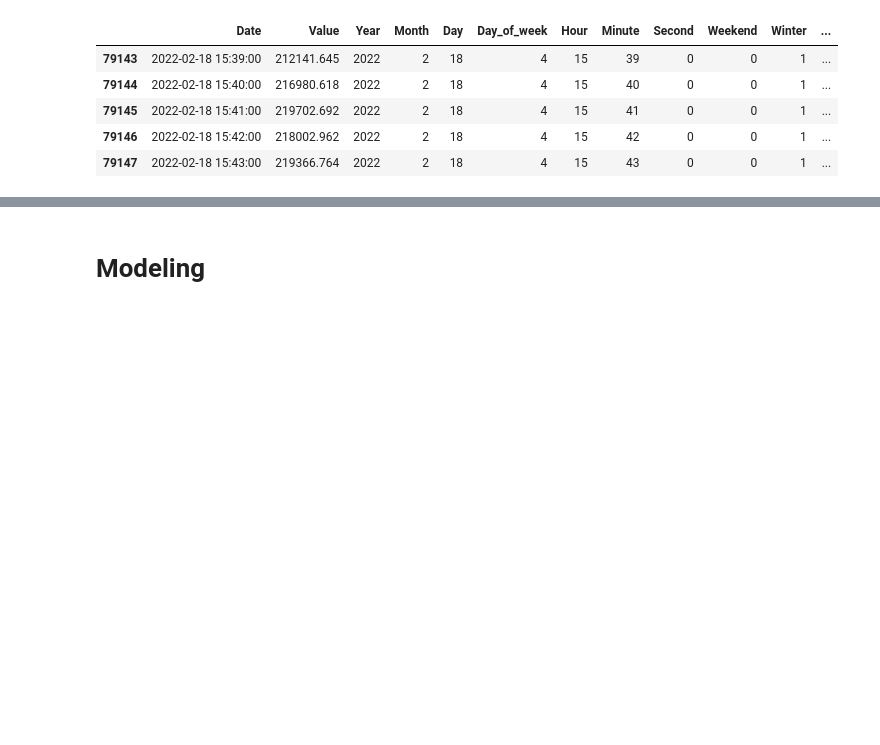
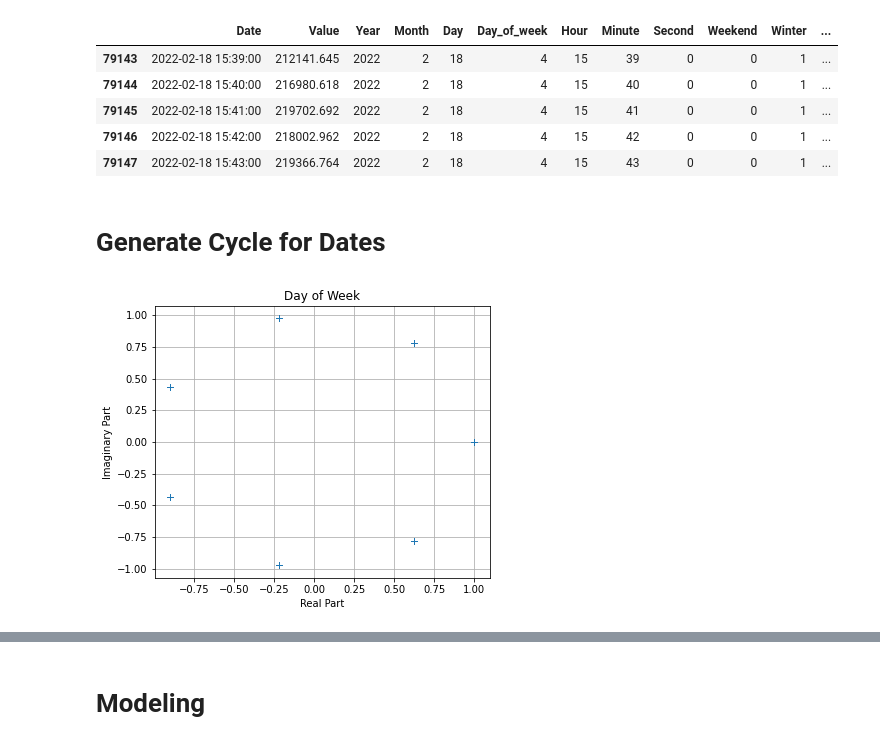
Before and after one commit to cojre/ml-project-2-stockdataholm, a Jupyter notebook: main.ipynb, the cells around one changed output, grey strips where cells are left out. Cells and saved outputs as stored; diff of their text form; code cells hidden in the pictures; blank space fills up the shorter version.

Commit message:
cycle_date

```diff
--- a/main.ipynb
+++ b/main.ipynb
@@ -372,3 +372,30 @@ df.head()
 | 79145 | 2022-02-18 15:41:00 | 219702.692 | 2022 | 2 | 18 | 4 | 15 | 41 | 0 | 0 | 1 | ... |
 | 79146 | 2022-02-18 15:42:00 | 218002.962 | 2022 | 2 | 18 | 4 | 15 | 42 | 0 | 0 | 1 | ... |
 | 79147 | 2022-02-18 15:43:00 | 219366.764 | 2022 | 2 | 18 | 4 | 15 | 43 | 0 | 0 | 1 | ... |
+# %% [markdown]
+# Generate Cycle for Dates
+# %%
+def generate_cycle(array, nb_div):
+    re_part = np.ones(len(array))
+    im_part = np.ones(len(array))
+
+    for k in range(len(array)):
+        z = np.exp(array[k]*2j*np.pi/nb_div)
+        re_part[k] = np.real(z)
+        im_part[k] = np.imag(z)
+
+    return re_part, im_part
+# %%
+def plot_cycle(re_part, im_part, title):
+    fig, ax = plt.subplots(figsize=(6, 5))
+    ax.plot(re_part, im_part, '+')
+    ax.set_title(title)
+    ax.set_xlabel('Real Part')
+    ax.set_ylabel('Imaginary Part')
+    ax.grid(True)
+    plt.show()
+# %%
+day_of_week_re, day_of_week_im = generate_cycle(df['Day_of_week'], 7)
+plot_cycle(day_of_week_re, day_of_week_im, 'Day of Week')
+# %% [output]
+[figure, added]
```
Also changed, not shown: parts of 5 cells of this notebook.
